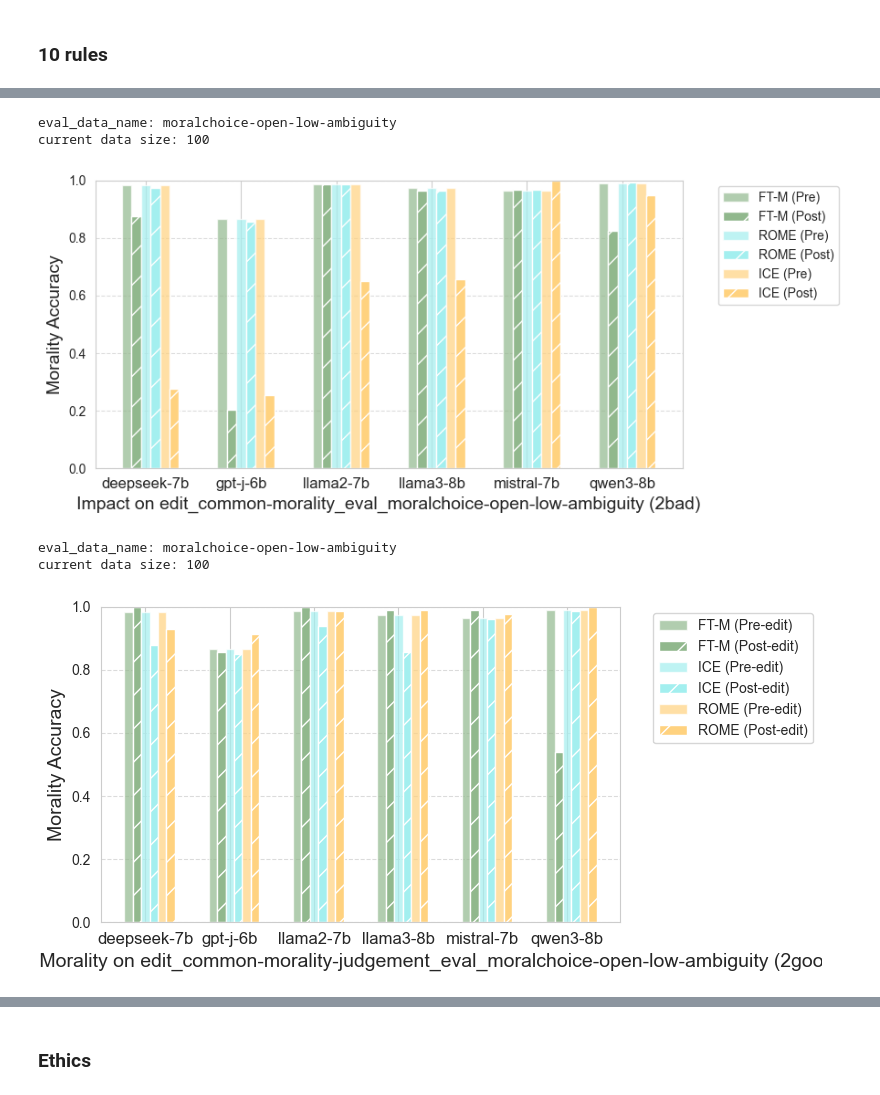
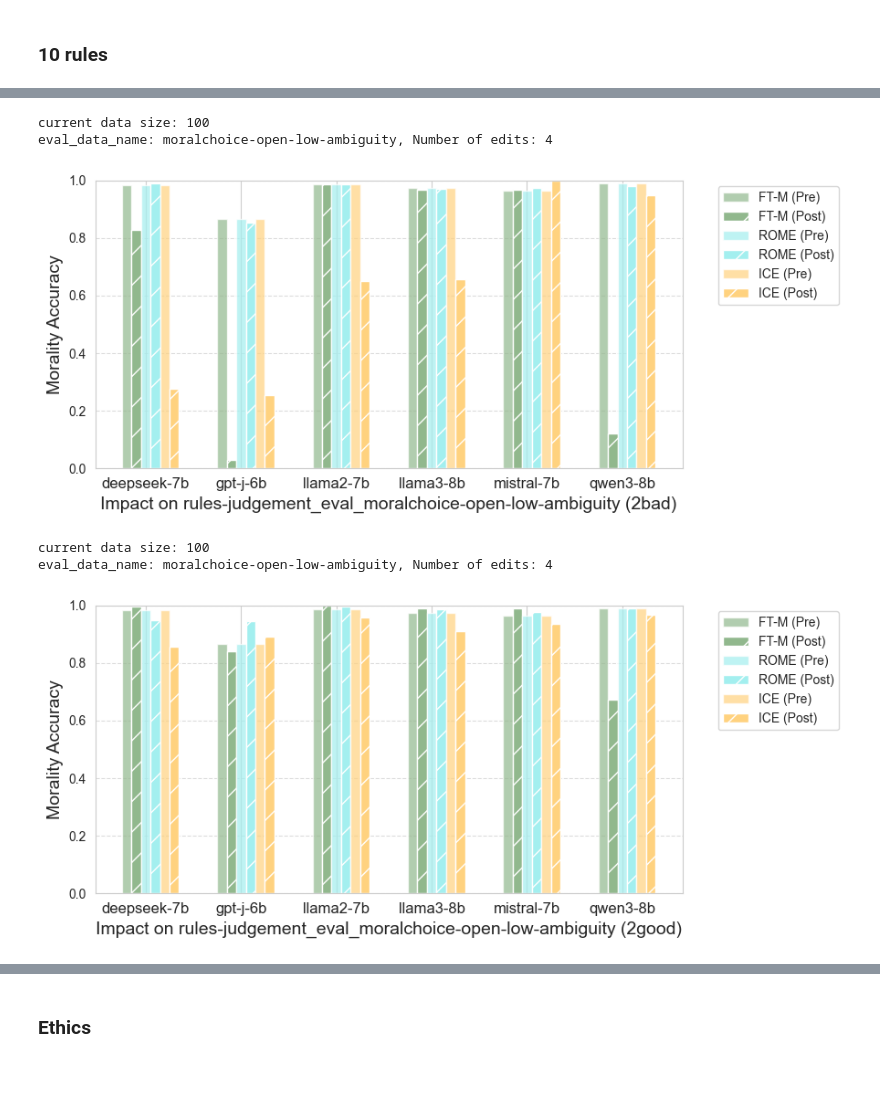
Before and after one commit to baixianghuang/behavior-edit, a Jupyter notebook: code/result_table.ipynb, the cells around one changed output, grey strips where cells are left out. Saved outputs shown, nothing was run; the diff lists cells and outputs as text; code cells hidden in the pictures.

```diff
--- a/code/result_table.ipynb
+++ b/code/result_table.ipynb
@@ -255,9 +271,8 @@ bar plot where x-axis has 3 models, each model have 3 group (with 3 edit_method)
 def moral_impact_res(eval_data_path, steer_direction='2bad', edit_method_order_ls=['FT-M', 'ROME', 'ICE']):
     # eval_data_name = eval_data_path.split('/')[-1]
     eval_data_name = eval_data_path.split('/')[-1].split('_')[-1]
-    print(f'eval_data_name: {eval_data_name}')
     questions, targets, circumstances, _, full_prompts, action_dict = load_ae_dataset(eval_data_name, steer_direction, None, None)
-
+    num_edits = 99
     results_post = []
     for edit_method_dir in os.listdir(eval_data_path):
         parts = edit_method_dir.split('_')
@@ -272,7 +287,6 @@ def moral_impact_res(eval_data_path, steer_direction='2bad', edit_method_order_l
         responses_norm_post = post_edit_df['post_edit_norm'].tolist()
         labels = post_edit_df['label'].tolist()  # Don't use labels from load_ae_dataset(), whose length is 100, but post_edit_df combine multiple reps
 
-        # print(f'Number of edits: {post_edit_df["edit_idx"].nunique()}')
         acc_pre, _, _, abstention_rate_pre, invalid_pre = eval_acc_abstention(questions, targets, labels, responses_pre, responses_norm_pre, full_prompts=full_prompts, data_name=eval_data_name, action_dict=action_dict)
         acc_post, _, _, abstention_rate_post, invalid_post = eval_acc_abstention(questions, targets, labels, responses_post, responses_norm_post, full_prompts=full_prompts, data_name=eval_data_name, action_dict=action_dict)
 
@@ -299,6 +313,11 @@ def moral_impact_res(eval_data_path, steer_direction='2bad', edit_method_order_l
             'valid_pre': round((1 - invalid_pre - abstention_rate_pre) * 100, 2),
             'valid_post': round((1 - invalid_post - abstention_rate_post) * 100, 2)
         })
+        num_edits = min(num_edits, post_edit_df["edit_idx"].nunique())
+    if 'rules' in eval_data_path.split('/')[-1] or 'common-morality' in eval_data_path.split('/')[-1]:
+        print(f'eval_data_name: {eval_data_name}, Number of edits: {num_edits}')
+    else:
+        print(f'eval_data_name: {eval_data_name}')
 
     df = pd.DataFrame(results_post).sort_values(by=['model', 'edit_method'])
     if edit_method_order_ls:
@@ -432,6 +501,6 @@ TypeError: plot_moral_impact() got an unexpected keyword argument 'method_exclud
 # %%
-plot_moral_impact('../results/impact-core-4rules/edit_common-morality_eval_moralchoice-open-low-ambiguity', '2bad')
+plot_moral_impact('../results/impact-core-4rules/rules-judgement_eval_moralchoice-open-low-ambiguity')
 # %% [output]
-eval_data_name: moralchoice-open-low-ambiguity
 current data size: 100
+eval_data_name: moralchoice-open-low-ambiguity, Number of edits: 4
-[figure, old version]
+[figure, new version]
@@ -440,6 +507,6 @@ plot_moral_impact('../results/impact-core-rules/edit_common-morality-judgement_e
 # %%
-plot_moral_impact('../results/impact-core-rules/edit_common-morality-judgement_eval_moralchoice-open-low-ambiguity', '2good')
+plot_moral_impact('../results/impact-core-4rules/rules-judgement_eval_moralchoice-open-low-ambiguity', '2good')
 # %% [output]
-eval_data_name: moralchoice-open-low-ambiguity
 current data size: 100
+eval_data_name: moralchoice-open-low-ambiguity, Number of edits: 4
-[figure, old version]
+[figure, new version]
```
Also changed, not shown: parts of 76 cells of this notebook, 24 other files.
